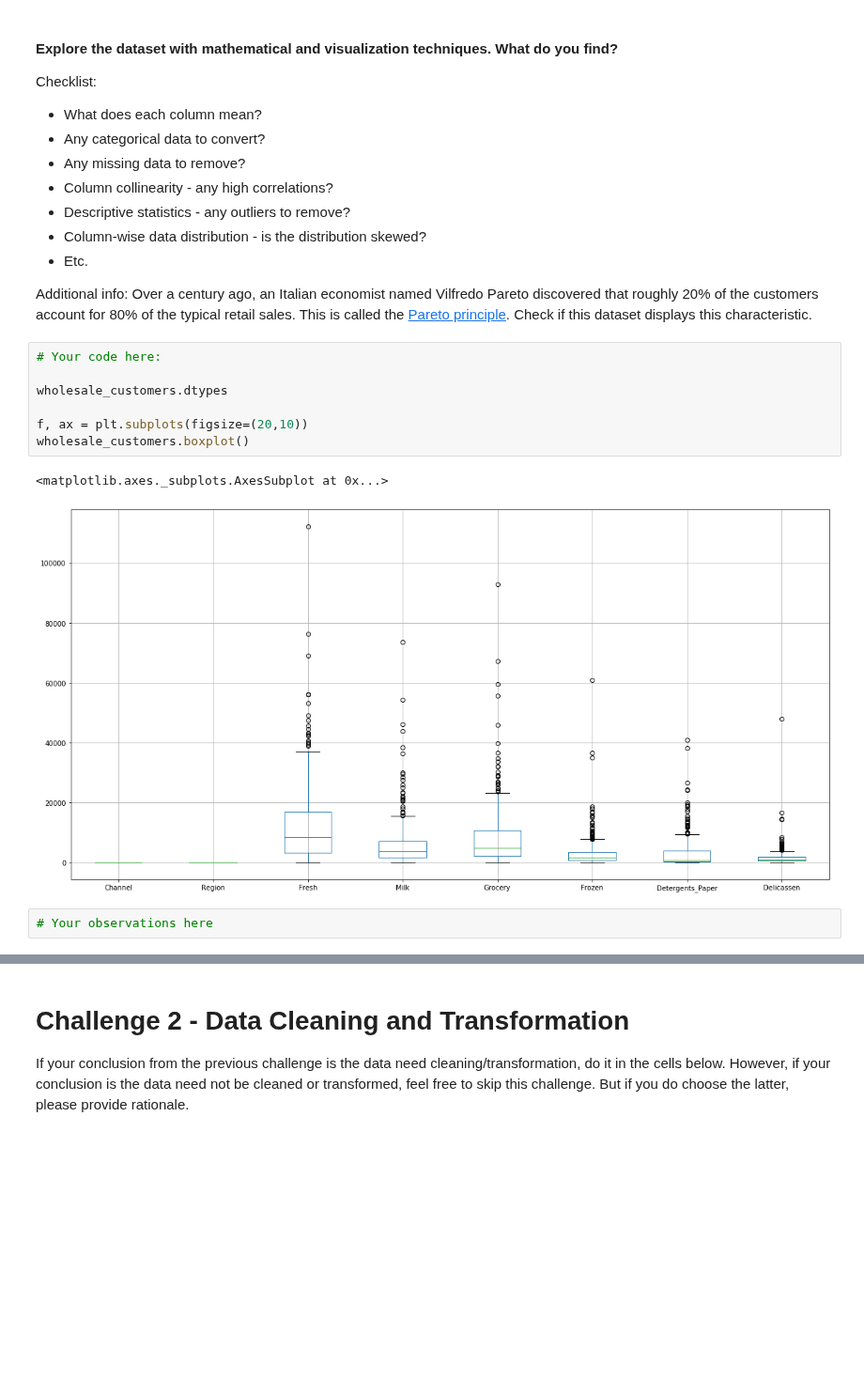
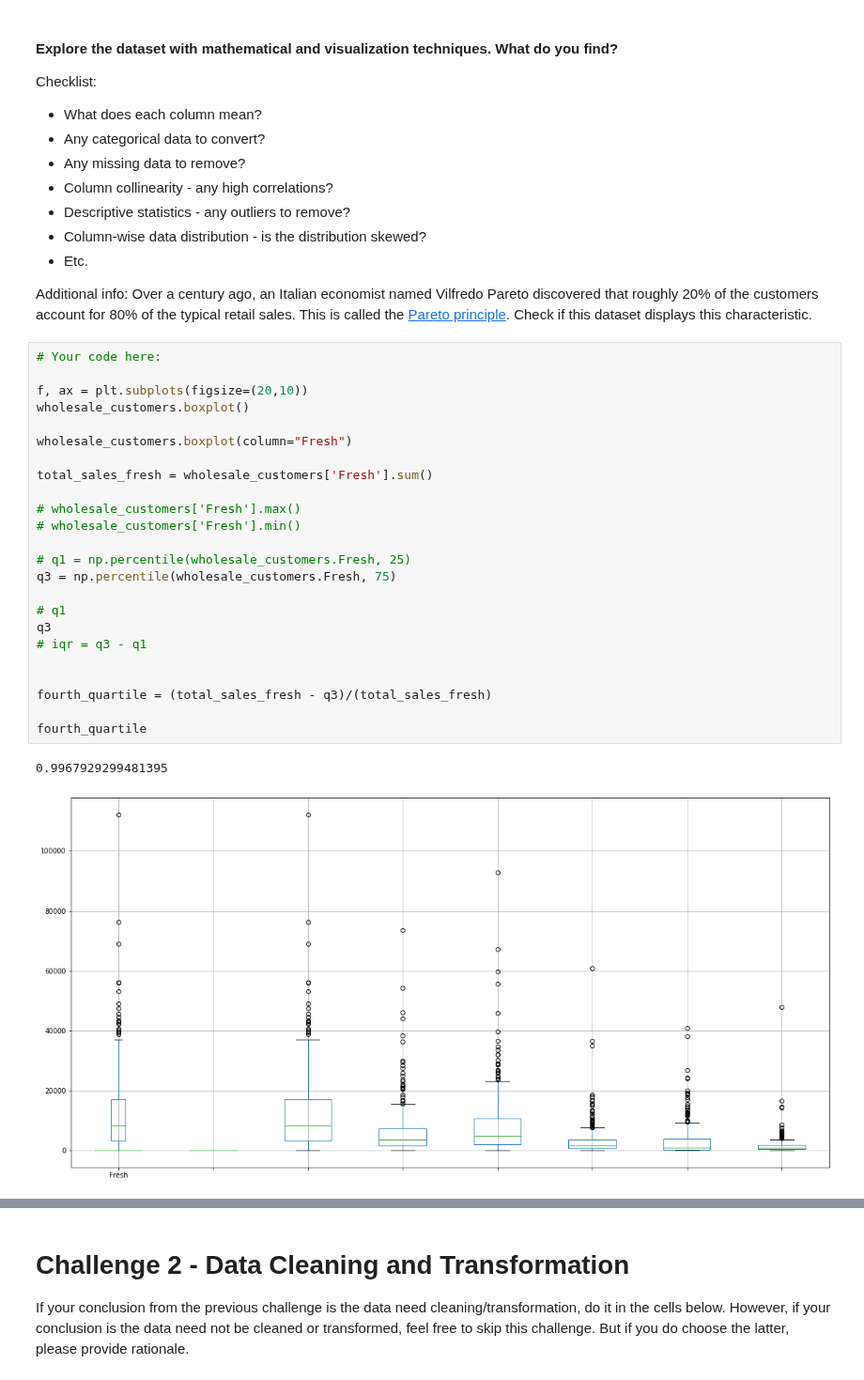
Before and after one commit to haggarw3/daft-miami-1019-labs, a Jupyter notebook: module-3/Unsupervised-Learning/your-code/main.ipynb, the cells around one changed output, grey strips where cells are left out. Shown at 94% size. Saved outputs shown, nothing was run; the diff lists cells and outputs as text; blank space fills up the shorter version.

```diff
--- a/module-3/Unsupervised-Learning/your-code/main.ipynb
+++ b/module-3/Unsupervised-Learning/your-code/main.ipynb
@@ -51,15 +98,30 @@ Checklist:
 * Etc.
 
 Additional info: Over a century ago, an Italian economist named Vilfredo Pareto discovered that roughly 20% of the customers account for 80% of the typical retail sales. This is called the [Pareto principle](https://en.wikipedia.org/wiki/Pareto_principle). Check if this dataset displays this characteristic.
-# %%
-# Your code here:
-
-wholesale_customers.dtypes
-
-f, ax = plt.subplots(figsize=(20,10))
-wholesale_customers.boxplot()
-# %% [output]
-<matplotlib.axes._subplots.AxesSubplot at 0x...>
-[figure, removed]
-# %%
-# Your observations here
+# %%
+# Your code here:
+
+f, ax = plt.subplots(figsize=(20,10))
+wholesale_customers.boxplot()
+
+wholesale_customers.boxplot(column="Fresh")
+
+total_sales_fresh = wholesale_customers['Fresh'].sum()
+
+# wholesale_customers['Fresh'].max()
+# wholesale_customers['Fresh'].min()
+
+# q1 = np.percentile(wholesale_customers.Fresh, 25)
+q3 = np.percentile(wholesale_customers.Fresh, 75)
+
+# q1
+q3
+# iqr = q3 - q1
+
+
+fourth_quartile = (total_sales_fresh - q3)/(total_sales_fresh)
+
+fourth_quartile
+# %% [output]
+0.9967929299481395
+[figure, added]
```
Also changed, not shown: parts of 14 cells of this notebook, 1 other file.
